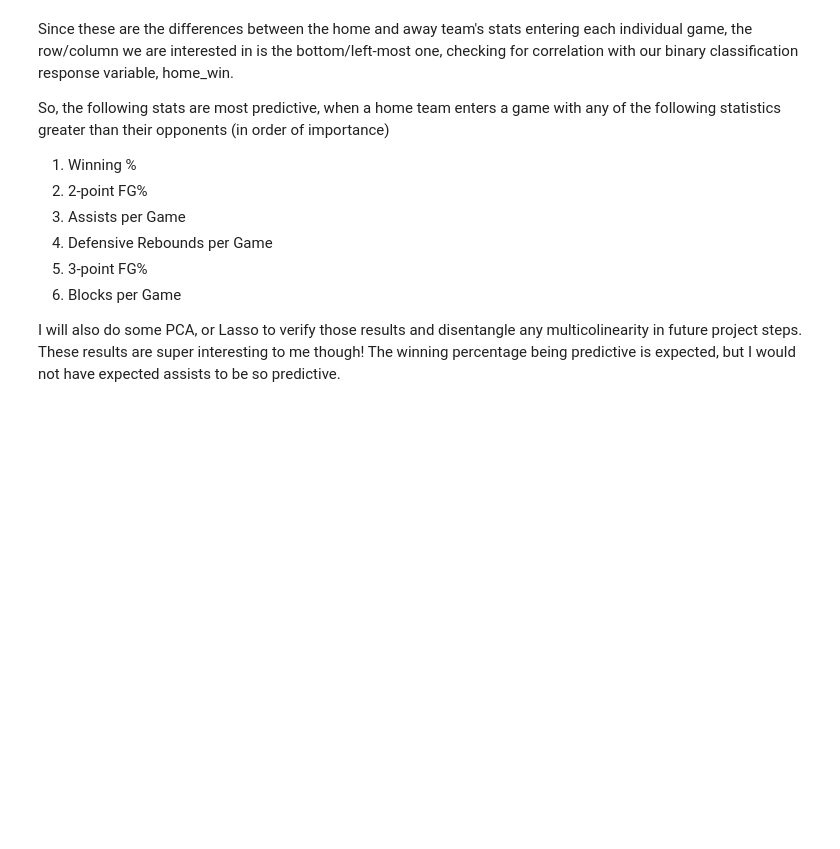
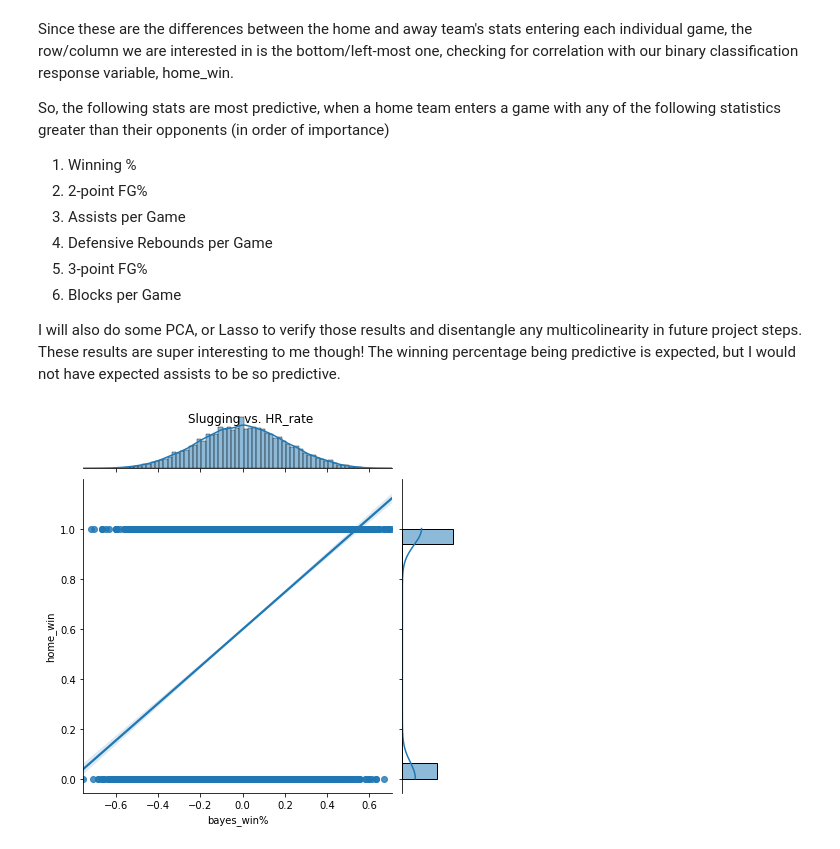
Before and after one commit to abewoycke/NBA-Projections, a Jupyter notebook: 3_EDA/NBA Projections EDA.ipynb, the cells around one changed output. Cells and saved outputs as stored; diff of their text form; code cells hidden in the pictures; blank space fills up the shorter version.

```diff
--- a/3_EDA/NBA Projections EDA.ipynb
+++ b/3_EDA/NBA Projections EDA.ipynb
@@ -229,3 +231,9 @@ So, the following stats are most predictive, when a home team enters a game with
 6. Blocks per Game
 
 I will also do some PCA, or Lasso to verify those results and disentangle any multicolinearity in future project steps. These results are super interesting to me though! The winning percentage being predictive is expected, but I would not have expected assists to be so predictive.
+# %%
+fig = sns.jointplot(x='bayes_win%', y='home_win', data=df_compare, kind="reg")
+_ = plt.suptitle('Slugging vs. HR_rate')
+plt.savefig("wins.png")
+# %% [output]
+[figure, added]
```
Also changed, not shown: parts of 9 cells of this notebook, 9 other files.
